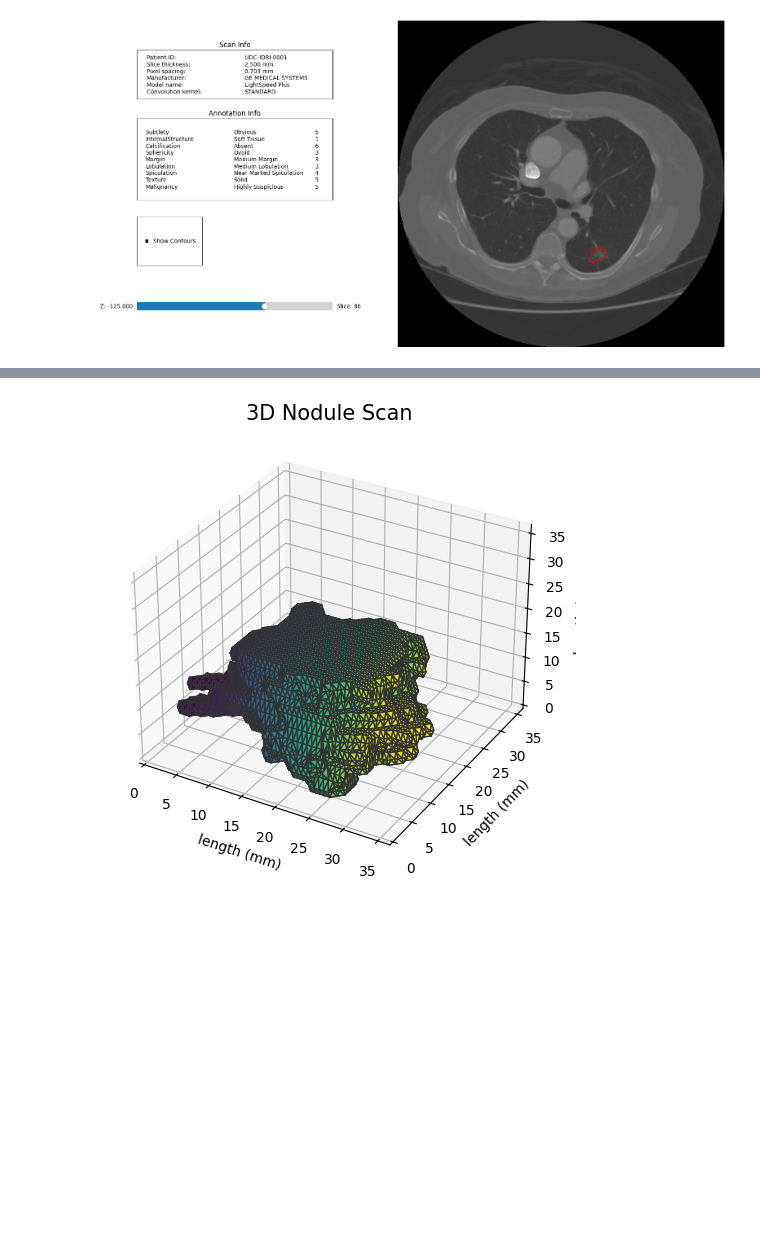
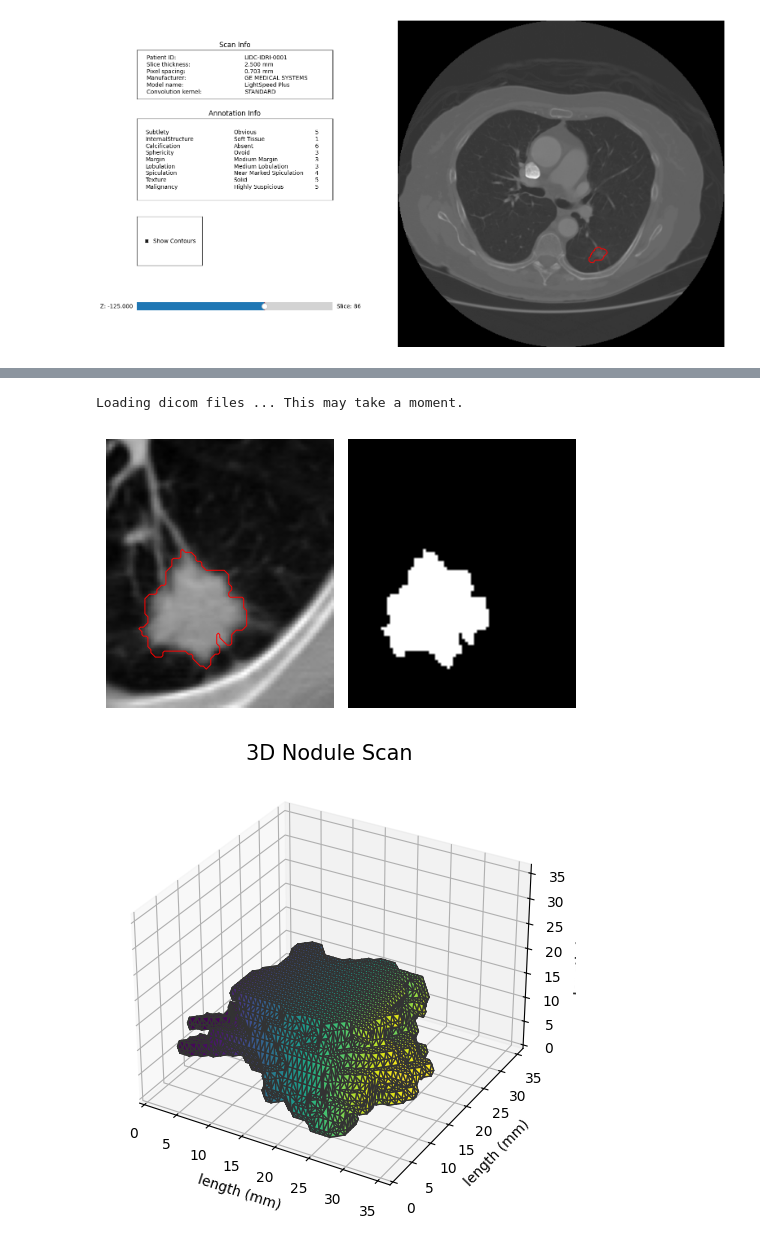
Before and after one commit to EstevesX10/Lung-Cancer-Classification-with-CT-Scans, a Jupyter notebook: Lung Cancer Image Detection/LungCancerClassification.ipynb, the cells around one changed output, grey strips where cells are left out. Cells and saved outputs as stored; diff of their text form; code cells hidden in the pictures; blank space fills up the shorter version.

```diff
--- a/Lung Cancer Image Detection/DataExtraction.ipynb
+++ b/Lung Cancer Image Detection/LungCancerClassification.ipynb
@@ -132,3 +85,9 @@ Loading dicom files ... This may take a moment.
+# %%
+# Plot the Nodule's Mask
+ann.visualize_nodule_mask()
+# %% [output]
+Loading dicom files ... This may take a moment.
+[figure, added]
 # %%
 # Plot the Nodule 3D Scan
 ann.visualize_in_3d()
```
Also changed, not shown: parts of 17 cells of this notebook.
